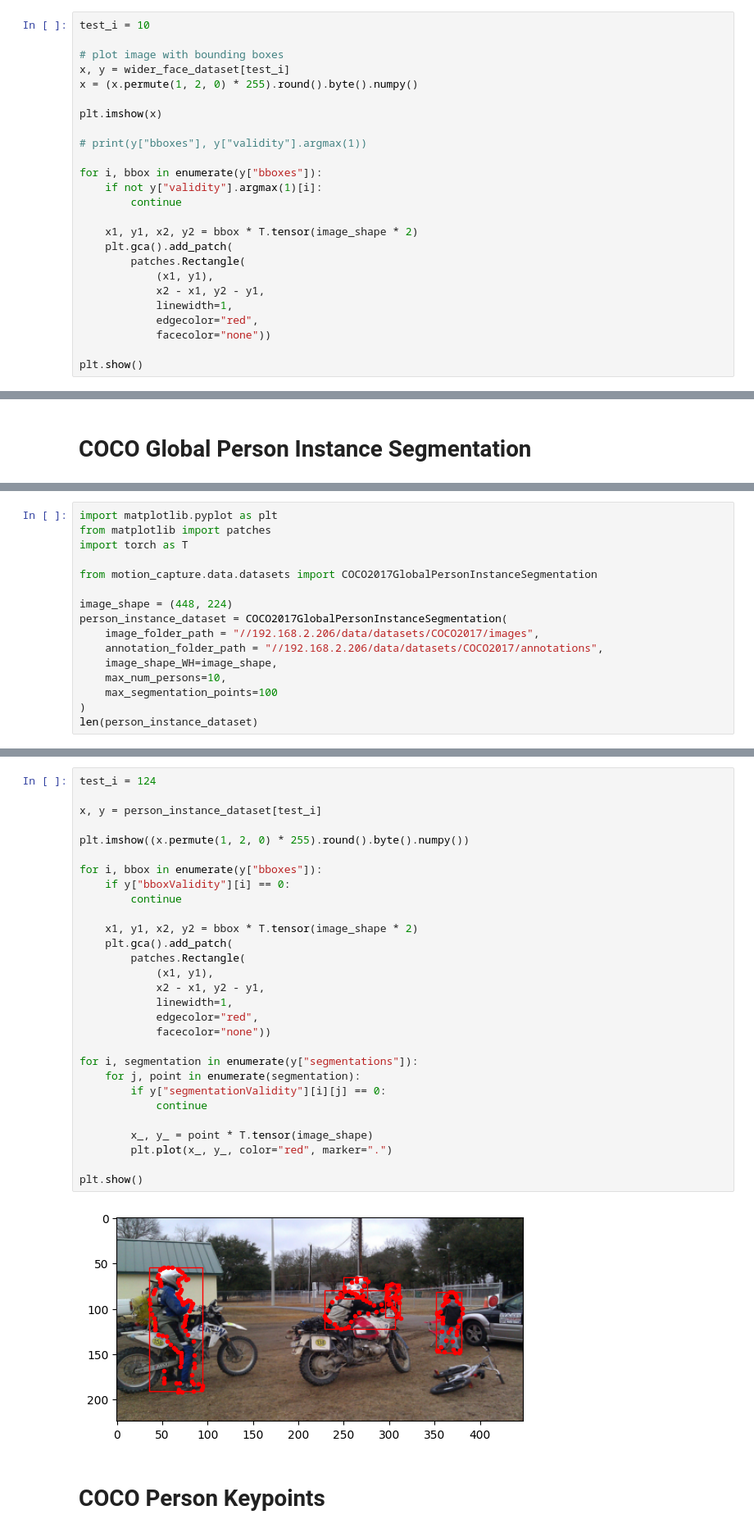
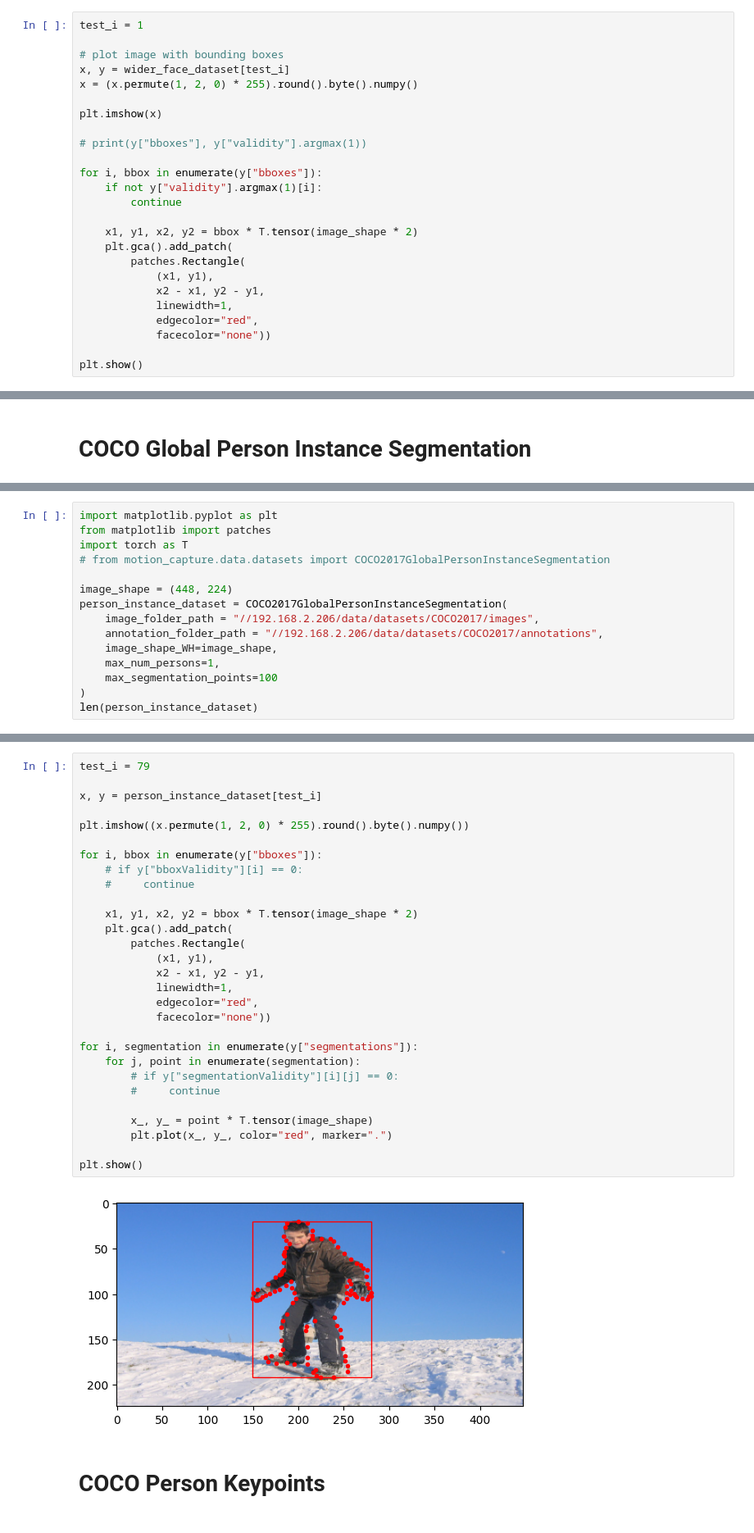
Before and after one commit to freya-aino/motion-capture, a Jupyter notebook: dataloader_test.ipynb, the cells around one changed output, grey strips where cells are left out. Shown at 82% size. Cells and saved outputs as stored; diff of their text form.

```diff
--- a/dataloader_test.ipynb
+++ b/dataloader_test.ipynb
@@ -120,7 +120,7 @@ len(wider_face_dataset)
 # %% [output]
 12206
 # %%
-test_i = 10
+test_i = 1
 
 # plot image with bounding boxes
 x, y = wider_face_dataset[test_i]
@@ -233,15 +326,14 @@ plt.gca().add_patch(
 import matplotlib.pyplot as plt
 from matplotlib import patches
 import torch as T
-
-from motion_capture.data.datasets import COCO2017GlobalPersonInstanceSegmentation
+# from motion_capture.data.datasets import COCO2017GlobalPersonInstanceSegmentation
 
 image_shape = (448, 224)
 person_instance_dataset = COCO2017GlobalPersonInstanceSegmentation(
     image_folder_path = "//192.168.2.206/data/datasets/COCO2017/images",
     annotation_folder_path = "//192.168.2.206/data/datasets/COCO2017/annotations",
     image_shape_WH=image_shape,
-    max_num_persons=10,
+    max_num_persons=1,
     max_segmentation_points=100
 )
 len(person_instance_dataset)
@@ -250,34 +342,34 @@ len(person_instance_dataset)
 # %%
-test_i = 124
+test_i = 79
 
 x, y = person_instance_dataset[test_i]
 
 plt.imshow((x.permute(1, 2, 0) * 255).round().byte().numpy())
 
 for i, bbox in enumerate(y["bboxes"]):
-    if y["bboxValidity"][i] == 0:
-        continue
+    # if y["bboxValidity"][i] == 0:
+    #     continue
 
     x1, y1, x2, y2 = bbox * T.tensor(image_shape * 2)
     plt.gca().add_patch(
         patches.Rectangle(
             (x1, y1),
             x2 - x1, y2 - y1,
             linewidth=1,
             edgecolor="red",
             facecolor="none"))
 
 for i, segmentation in enumerate(y["segmentations"]):
     for j, point in enumerate(segmentation):
-        if y["segmentationValidity"][i][j] == 0:
-            continue
+        # if y["segmentationValidity"][i][j] == 0:
+        #     continue
 
         x_, y_ = point * T.tensor(image_shape)
         plt.plot(x_, y_, color="red", marker=".")
 
 plt.show()
 # %% [output]
-[figure, old version]
+[figure, new version]
 # %% [markdown]
 # COCO Person Keypoints
 # %%
```
Also changed, not shown: parts of 7 cells of this notebook, 13 other files.
